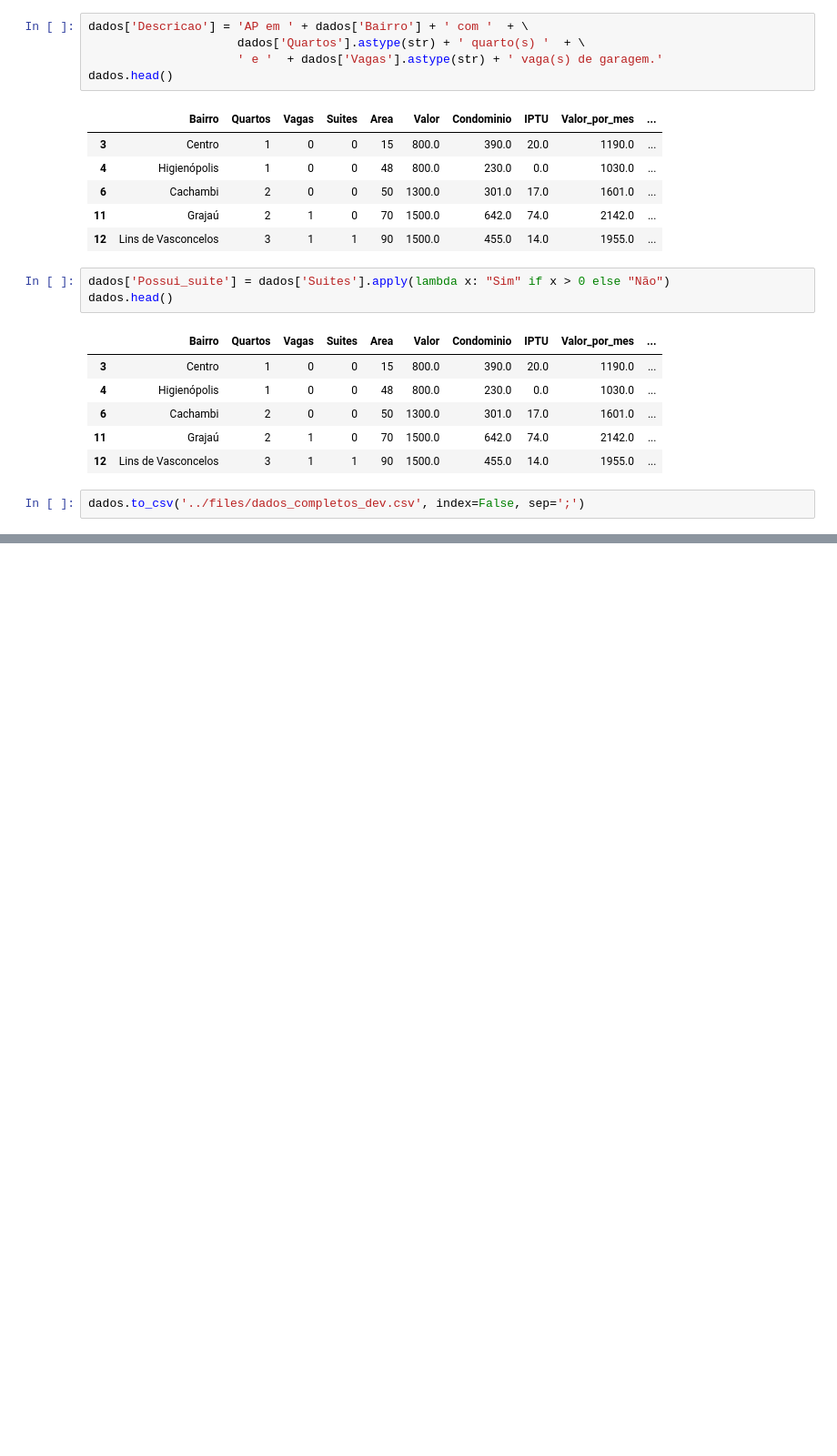
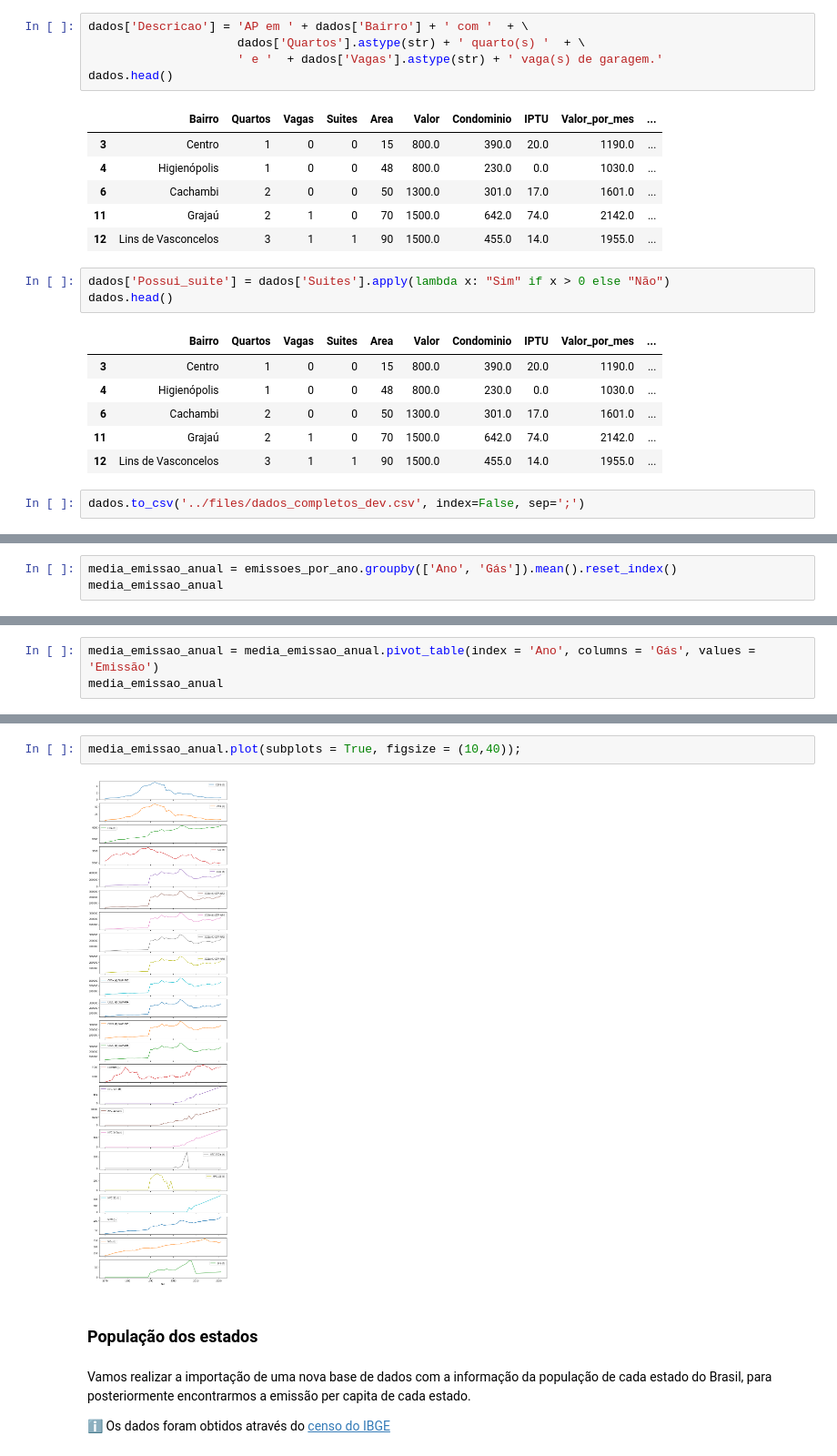
Before and after one commit to gWalliffe/exercicios_python, a Jupyter notebook: exercicios_python/06 - Pandas.ipynb, the cells around one changed output, grey strips where cells are left out. Shown at 91% size. Drawn from its saved outputs; the diff is of its cells as text; blank space fills up the shorter version.

```diff
--- a/exercicios_python/06 - Pandas.ipynb
+++ b/exercicios_python/06 - Pandas.ipynb
@@ -686,0 +1858,3 @@ dados.to_csv('../files/dados_completos_dev.csv', index=False, sep=';')
+# %%
+media_emissao_anual = emissoes_por_ano.groupby(['Ano', 'Gás']).mean().reset_index()
+media_emissao_anual
@@ -686,0 +1875,3 @@ dados.to_csv('../files/dados_completos_dev.csv', index=False, sep=';')
+# %%
+media_emissao_anual = media_emissao_anual.pivot_table(index = 'Ano', columns = 'Gás', values = 'Emissão')
+media_emissao_anual
@@ -686,0 +1898,11 @@ dados.to_csv('../files/dados_completos_dev.csv', index=False, sep=';')
+# %%
+media_emissao_anual.plot(subplots = True, figsize = (10,40));
+# %% [output]
+[figure, added]
+# %% [markdown]
+### População dos estados
+# %% [markdown]
+Vamos realizar a importação de uma nova base de dados com a informação da população de cada estado do Brasil, para posteriormente encontrarmos a emissão per capita de cada estado.
+
+ℹ
+Os dados foram obtidos através do [censo do IBGE](https://www.ibge.gov.br/estatisticas/sociais/saude/22827-censo-demografico-2022.html?=&t=resultados)
```
Also changed, not shown: parts of 208 cells of this notebook, 4 other files.
